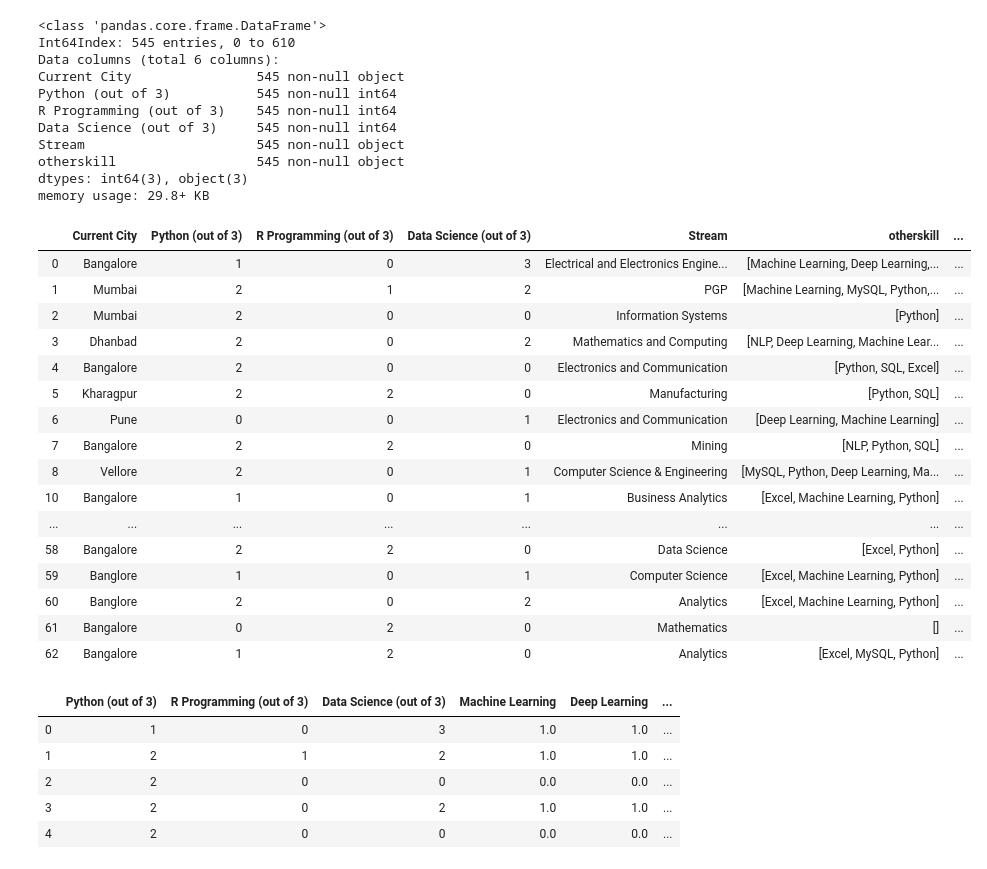
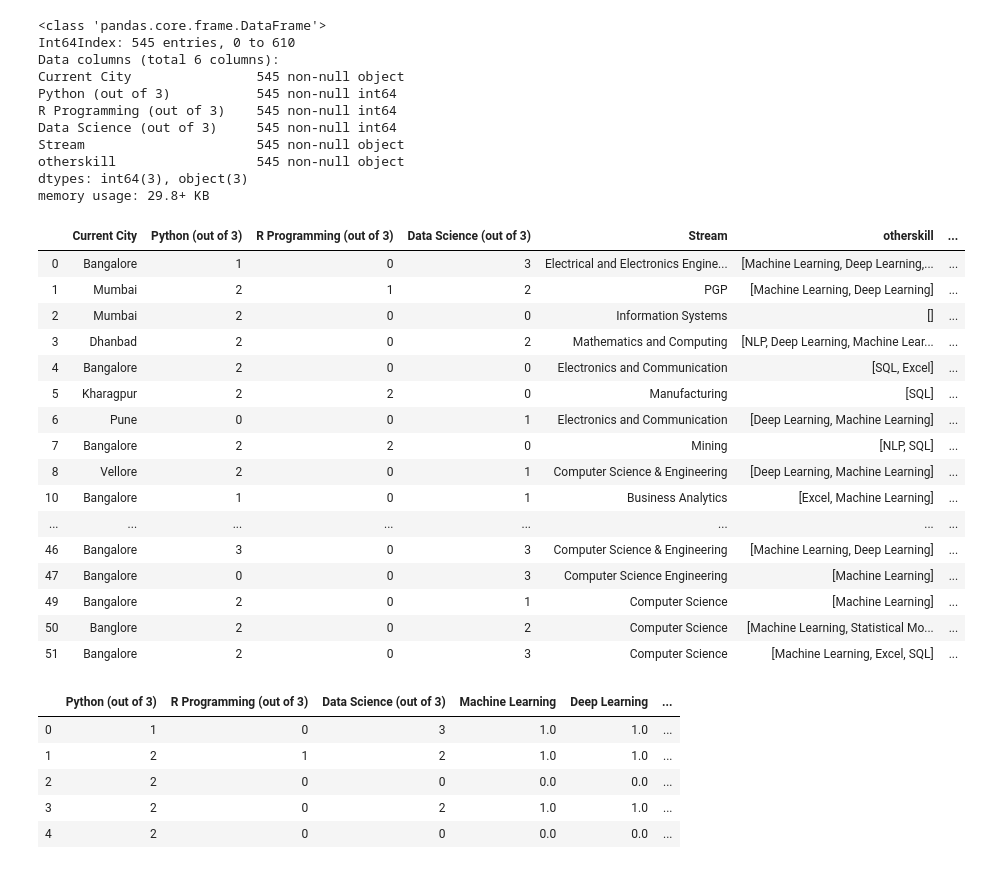
Before and after one commit to dip808381/Company-Projects, a Jupyter notebook: DataScienceGoodStudent.ipynb, the cells around one changed output. Saved outputs shown, nothing was run; the diff lists cells and outputs as text; code cells hidden in the pictures.

```diff
--- a/DataScienceGoodStudent.ipynb
+++ b/DataScienceGoodStudent.ipynb
@@ -45,10 +45,10 @@ Name: otherskills, Length: 611, dtype: object
 # %%
 import re
 
-L = ['Machine Learning', 'Python','Deep Learning','NLP','Statistical Modelling', 'AWS', 'SQL','MySQL', 'Excel']
-pat = '|'.join(r"\b{}\b".format(x) for x in L)
+other_skils = ['Machine Learning','Deep Learning','NLP','Statistical Modeling', 'AWS', 'SQL','NoSQL', 'Excel']
+join_other_slill = '|'.join(r"\b{}\b".format(x) for x in other_skils)
 # %%
-df['otherskill'] = text.str.findall(pat, flags=re.I).str.join('|')
+df['otherskill'] = text.str.findall(join_other_slill, flags=re.I).str.join('|')
 
 df.head()
 # %% [output]
@@ -64,6 +64,7 @@ df1 = df.drop(['Application_ID','otherskills', 'Institute', 'Degree', 'Current Y
 #Copying the movie dataframe into a new one since we won't need to use the genre information in our first case.
 moviesWithGenres_df = df1.copy()
 moviesWithGenres_df.dropna(subset = ["otherskill"], inplace = True)
+moviesWithGenres_df.dropna(axis = 0, how='any', thresh=None, subset=["otherskill"], inplace=False)
 moviesWithGenres_df.head(50)
 # %% [output]
 |  | Current City | Python (out of 3) | R Programming (out of 3) | Data Science (out of 3) | Stream | otherskill |
@@ -151,33 +142,33 @@ memory usage: 29.8+ KB
 # %%
 #Copying the movie dataframe into a new one since we won't need to use the genre information in our first case.
 moviesWithGenres_df = mdata.copy()
 
 #For every row in the dataframe, iterate through the list of genres and place a 1 into the corresponding column
 for index, row in mdata.iterrows():
     for genre in row['otherskill']:
         moviesWithGenres_df.at[index, genre] = 1
 #Filling in the NaN values with 0 to show that a movie doesn't have that column's genre
 moviesWithGenres_df = moviesWithGenres_df.fillna(0)
 pd.set_option('display.max_columns', 100)
-moviesWithGenres_df.head(50)
+moviesWithGenres_df.head(40)
 # %% [output]
 |  | Current City | Python (out of 3) | R Programming (out of 3) | Data Science (out of 3) | Stream | otherskill | ... |
 | 0 | Bangalore | 1 | 0 | 3 | Electrical and Electronics Engine... | [Machine Learning, Deep Learning,... | ... |
-| 1 | Mumbai | 2 | 1 | 2 | PGP | [Machine Learning, MySQL, Python,... | ... |
-| 2 | Mumbai | 2 | 0 | 0 | Information Systems | [Python] | ... |
+| 1 | Mumbai | 2 | 1 | 2 | PGP | [Machine Learning, Deep Learning] | ... |
+| 2 | Mumbai | 2 | 0 | 0 | Information Systems | [] | ... |
 | 3 | Dhanbad | 2 | 0 | 2 | Mathematics and Computing | [NLP, Deep Learning, Machine Lear... | ... |
-| 4 | Bangalore | 2 | 0 | 0 | Electronics and Communication | [Python, SQL, Excel] | ... |
-| 5 | Kharagpur | 2 | 2 | 0 | Manufacturing | [Python, SQL] | ... |
+| 4 | Bangalore | 2 | 0 | 0 | Electronics and Communication | [SQL, Excel] | ... |
+| 5 | Kharagpur | 2 | 2 | 0 | Manufacturing | [SQL] | ... |
 | 6 | Pune | 0 | 0 | 1 | Electronics and Communication | [Deep Learning, Machine Learning] | ... |
-| 7 | Bangalore | 2 | 2 | 0 | Mining | [NLP, Python, SQL] | ... |
-| 8 | Vellore | 2 | 0 | 1 | Computer Science & Engineering | [MySQL, Python, Deep Learning, Ma... | ... |
-| 10 | Bangalore | 1 | 0 | 1 | Business Analytics | [Excel, Machine Learning, Python] | ... |
+| 7 | Bangalore | 2 | 2 | 0 | Mining | [NLP, SQL] | ... |
+| 8 | Vellore | 2 | 0 | 1 | Computer Science & Engineering | [Deep Learning, Machine Learning] | ... |
+| 10 | Bangalore | 1 | 0 | 1 | Business Analytics | [Excel, Machine Learning] | ... |
 | ... | ... | ... | ... | ... | ... | ... | ... |
-| 58 | Bangalore | 2 | 2 | 0 | Data Science | [Excel, Python] | ... |
-| 59 | Banglore | 1 | 0 | 1 | Computer Science | [Excel, Machine Learning, Python] | ... |
-| 60 | Banglore | 2 | 0 | 2 | Analytics | [Excel, Machine Learning, Python] | ... |
-| 61 | Bangalore | 0 | 2 | 0 | Mathematics | [] | ... |
-| 62 | Bangalore | 1 | 2 | 0 | Analytics | [Excel, MySQL, Python] | ... |
+| 46 | Bangalore | 3 | 0 | 3 | Computer Science & Engineering | [Machine Learning, Deep Learning] | ... |
+| 47 | Bangalore | 0 | 0 | 3 | Computer Science Engineering | [Machine Learning] | ... |
+| 49 | Bangalore | 2 | 0 | 1 | Computer Science | [Machine Learning] | ... |
+| 50 | Banglore | 2 | 0 | 2 | Computer Science | [Machine Learning, Statistical Mo... | ... |
+| 51 | Bangalore | 2 | 0 | 3 | Computer Science | [Machine Learning, Excel, SQL] | ... |
 # %%
 new = moviesWithGenres_df.drop(['Current City','Stream', 'otherskill'], axis = 1)
 new.head()
```
Also changed, not shown: parts of 8 cells of this notebook.
